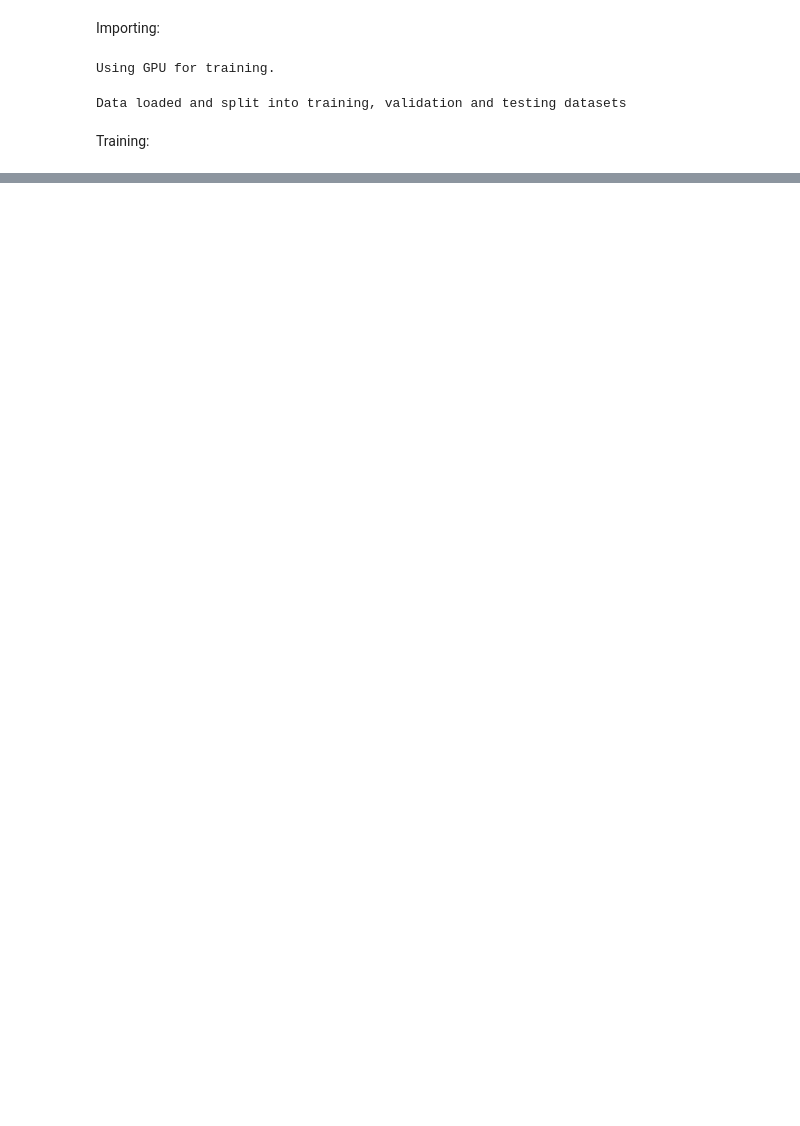
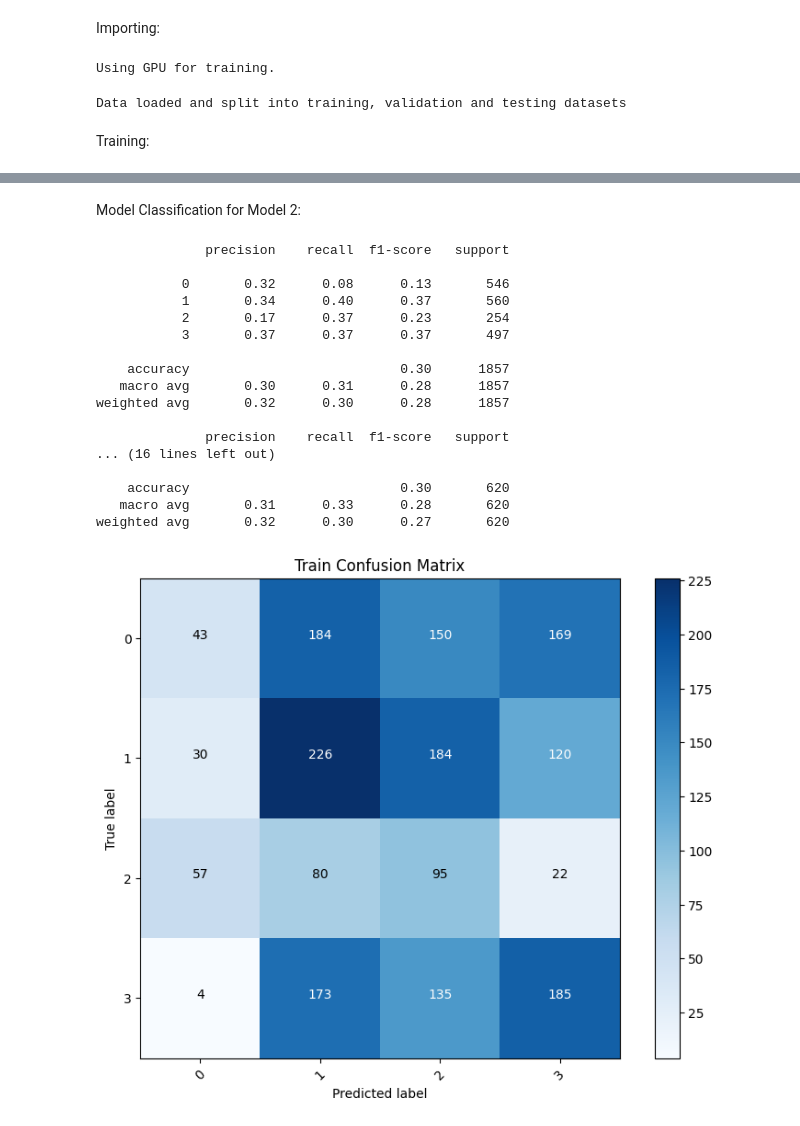
Before and after one commit to Obrin24/DeepLearning_Final_Project, a Jupyter notebook: ML_notebooks/ResNet.ipynb, the cells around one changed output, grey strips where cells are left out. Drawn from its saved outputs; the diff is of its cells as text; code cells hidden in the pictures; blank space fills up the shorter version.

Commit message:
Added PreTrained ResNet

```diff
--- a/ML_notebooks/ResNet.ipynb
+++ b/ML_notebooks/ResNet.ipynb
@@ -157,0 +199,24 @@ weighted avg       0.82      0.78      0.77       620
+# %%
+test_losses2 = []
+test_accuracies2 = []
+for epoch in tqdm(range(epochs2), desc="Testing", unit="epoch"):
+    start_time = time.time()
+    test_loss2, test_accuracy2, test_label2, test_preds2 = evaluate(model2, test_loader, criterion=criterion2, device=device)
+    end_time = time.time()
+
+    epoch_time = end_time - start_time
+
+    test_losses2.append(test_loss2)
+    test_accuracies2.append(test_accuracy2)
+
+    tqdm.write(
+        f"Testing Epoch [{epoch + 1}/{epochs2}] "
+        f"Test Loss: {test_loss2:.4f} "
+        f"Test Accuracy: {test_accuracy2 * 100:.2f}% "
+        f"Time per Epoch: {epoch_time:.2f} seconds"
+    )
+
+avg_test_loss = sum(test_losses2) / len(test_losses2)
+avg_test_accuracy = sum(test_accuracies2) / len(test_accuracies2)
+print(f"Average Test Loss: {avg_test_loss:.4f}")
+print(f"Average Test Accuracy: {avg_test_accuracy * 100:.2f}%")
@@ -157,0 +237,36 @@ weighted avg       0.82      0.78      0.77       620
+# %% [markdown]
+Model Classification for Model 2:
+# %%
+confusion_train = confusion_matrix(train_labels2, train_preds2)
+confusion_val = confusion_matrix(val_labels2, val_preds2)
+confusion_test = confusion_matrix(test_label2, test_preds2)
+
+print(classification_report(train_labels2, train_preds2))
+print(classification_report(val_labels2, val_preds2))
+print(classification_report(test_label2, test_preds2))
+
+class_names = [str(i) for i in range(NUM_CLASSES)]  # Update with your class names
+plot_confusion_matrix(confusion_train, class_names, title='Train Confusion Matrix')
+plot_confusion_matrix(confusion_val, class_names, title='Validation Confusion Matrix')
+plot_confusion_matrix(confusion_test, class_names, title='Test Confusion Matrix')
+
+plt.show()
+# %% [output]
+              precision    recall  f1-score   support
+
+           0       0.32      0.08      0.13       546
+           1       0.34      0.40      0.37       560
+           2       0.17      0.37      0.23       254
+           3       0.37      0.37      0.37       497
+
+    accuracy                           0.30      1857
+   macro avg       0.30      0.31      0.28      1857
+weighted avg       0.32      0.30      0.28      1857
+
+              precision    recall  f1-score   support
+... (16 lines left out)
+
+    accuracy                           0.30       620
+   macro avg       0.31      0.33      0.28       620
+weighted avg       0.32      0.30      0.27       620
+[figure, added]
```
Also changed, not shown: parts of 10 cells of this notebook, 3 other files.
